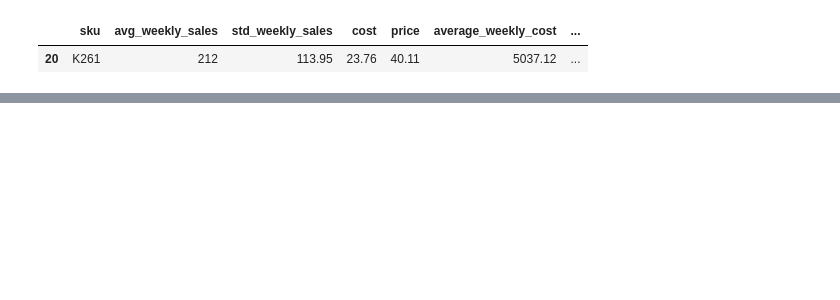
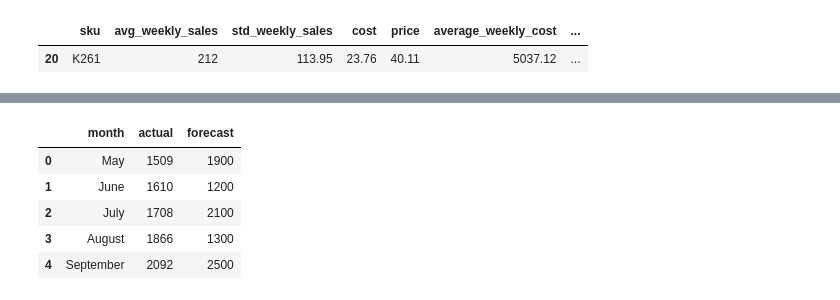
Before and after one commit to datafireball/sc1x, a Jupyter notebook: week1/notes.ipynb, the cells around one changed output, grey strips where cells are left out. Drawn from its saved outputs; the diff is of its cells as text; code cells hidden in the pictures; blank space fills up the shorter version.

```diff
--- a/week1/notes.ipynb
+++ b/week1/notes.ipynb
@@ -271,0 +357,10 @@ data[data['average_weekly_profit'] == data['average_weekly_profit'].max()]
+# %%
+data = pd.read_excel('Ordroid_Data.xlsx', names=['month', 'actual', 'forecast'])
+data.head()
+# %% [output]
+|  | month | actual | forecast |
+| 0 | May | 1509 | 1900 |
+| 1 | June | 1610 | 1200 |
+| 2 | July | 1708 | 2100 |
+| 3 | August | 1866 | 1300 |
+| 4 | September | 2092 | 2500 |
```
Also changed, not shown: parts of 23 cells of this notebook, 1 other file.
